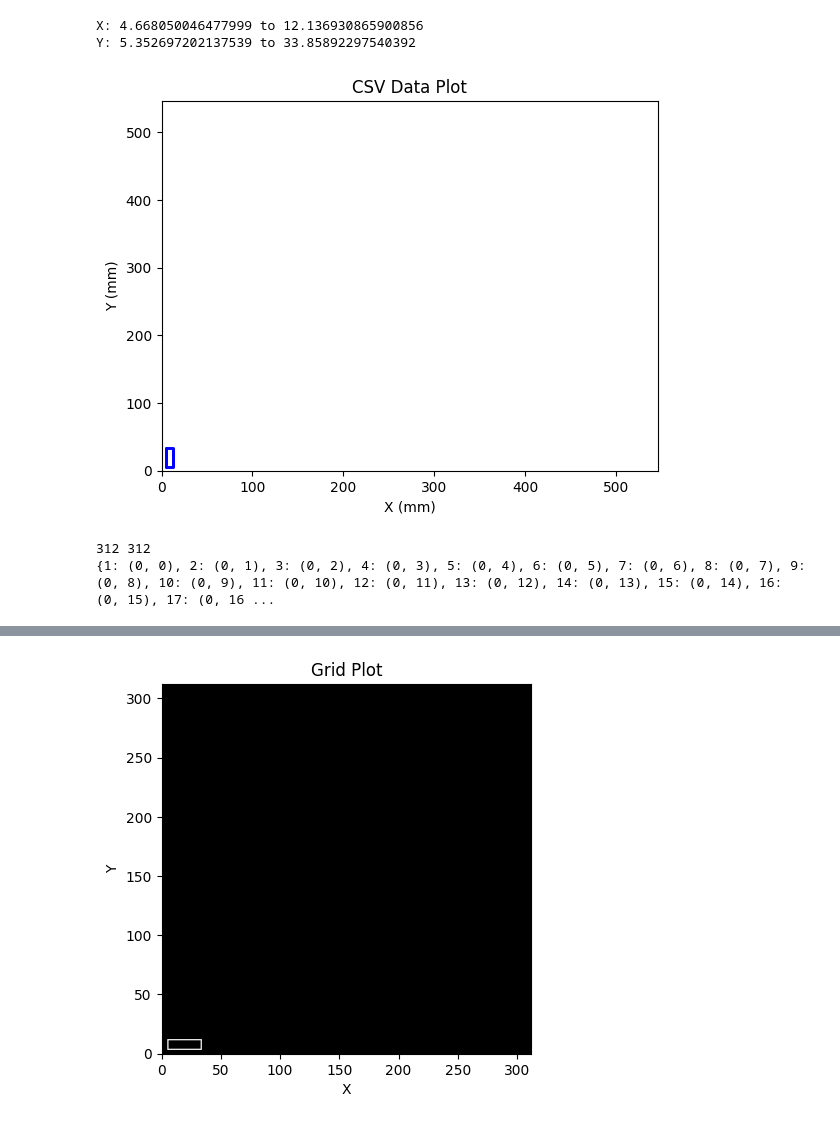
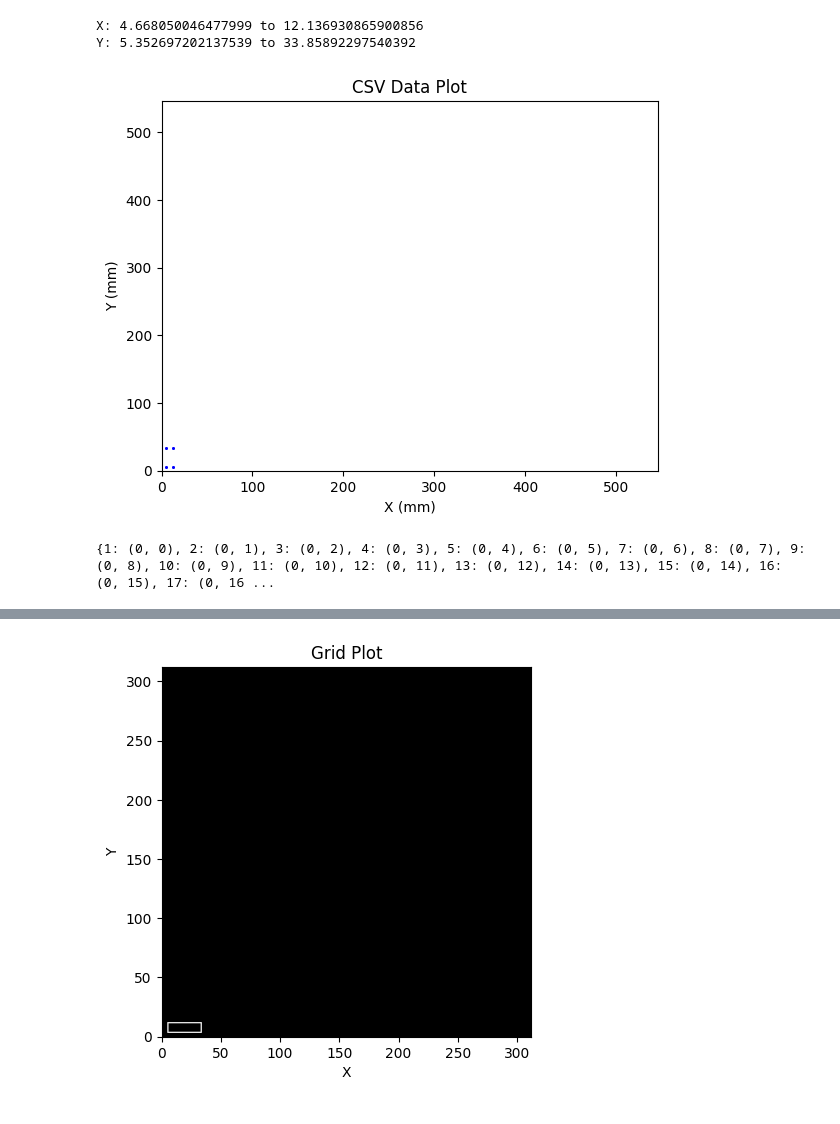
Before and after one commit to thulsonASU/DXF2GPT_ws, a Jupyter notebook: src/playground.ipynb, the cells around one changed output, grey strips where cells are left out. Drawn from its saved outputs; the diff is of its cells as text; code cells hidden in the pictures.

```diff
--- a/src/playground.ipynb
+++ b/src/playground.ipynb
@@ -44,6 +49,35 @@ with open(dir_path + "/csv_files/coordinates.csv", "w") as file:
 # %%
 import pandas as pd
 import matplotlib.pyplot as plt
+
+# Line Algorithm used to take the start and end points from the csv and generate the line in the grid space
+def bresenham_line(x1, y1, x2, y2):
+    points = []
+    dx = abs(x2 - x1)
+    dy = abs(y2 - y1)
+    x, y = x1, y1
+    sx = -1 if x1 > x2 else 1
+    sy = -1 if y1 > y2 else 1
+    if dx > dy:
+        err = dx / 2.0
+        while x != x2:
+            points.append((x, y))
+            err -= dy
+            if err < 0:
+                y += sy
+                err += dx
+            x += sx
+    else:
+        err = dy / 2.0
+        while y != y2:
+            points.append((x, y))
+            err -= dx
+            if err < 0:
+                x += sx
+                err += dy
+            y += sy
+    points.append((x, y))
+    return points
 
 # Read the CSV file
 data = pd.read_csv(dir_path + "/csv_files/coordinates.csv")
@@ -64,51 +98,57 @@ y_max = max(y)
 print(f"X: {x_min} to {x_max}"
       f"\nY: {y_min} to {y_max}")
 
-# Plot the data on a 2D XY plane
+# Plot the data on a 2D XY plane (verify data is correct start and end points)
 plt.scatter(x, y, color='blue',s=1)
 plt.xlabel('X (mm)')
 plt.ylabel('Y (mm)')
 plt.xlim(0, build_dim)
 plt.ylim(0, build_dim)
 plt.title('CSV Data Plot')
 plt.show()
 
-# Generate Grid and Dictionary
 # Create a grid of cells (grid is generated to the size of the build volume)
 grid = []
 for i in range(int(build_dim / cell_size)):
     row = []
     for j in range(int(build_dim / cell_size)):
         row.append(0)
     grid.append(row)
 
-# size of grid
-print(len(grid), len(grid[0]))
-# Dictionary key for manual grid coding (Will be used by GPT for generating grid)
+# Generate a dictionary of grid coordinates
 dict = {}
 count = 1
 for i in range(len(grid)):
     for j in range(len(grid[0])):
         dict[count] = (i, j)
         count += 1
 print(dict)
 
-# Take the x and y coordinates above and convert them to corresponding dictionary keys
+# Fill in grid with lines from the data
+for i in range(1, len(data), 2):
+    x1 = int(data['X'][i-1] / cell_size)
+    y1 = int(data['Y'][i-1] / cell_size)
+    x2 = int(data['X'][i] / cell_size)
+    y2 = int(data['Y'][i] / cell_size)
+    # update grid with line
+    for point in bresenham_line(x1, y1, x2, y2):
+        grid[point[0]][point[1]] = 1
+
+# get dictionary keys from grid
 keys = []
-for i in range(len(x)):
-    x_val = int(x[i])
-    y_val = int(y[i])
-    key = (x_val * len(grid[0])) + y_val + 1
-    keys.append(key)
+for i in range(len(grid)):
+    for j in range(len(grid[0])):
+        if grid[i][j] == 1:
+            for key, value in dict.items():
+                if value == (i, j):
+                    keys.append(key)
 
+# keys of the grid coordinates that have a line
 print(keys)
-# last dict key
-print(len(dict))
 # %% [output]
 X: 4.668050046477999 to 12.136930865900856
 Y: 5.352697202137539 to 33.85892297540392
-[figure, old version]
+[figure, new version]
-312 312
 {1: (0, 0), 2: (0, 1), 3: (0, 2), 4: (0, 3), 5: (0, 4), 6: (0, 5), 7: (0, 6), 8: (0, 7), 9: (0, 8), 10: (0, 9), 11: (0, 10), 12: (0, 11), 13: (0, 12), 14: (0, 13), 15: (0, 14), 16: (0, 15), 17: (0, 16 ...
 # %%
 # Manually inject of toolpath using dictionary keys
```
Also changed, not shown: parts of 4 cells of this notebook, 5 other files.
